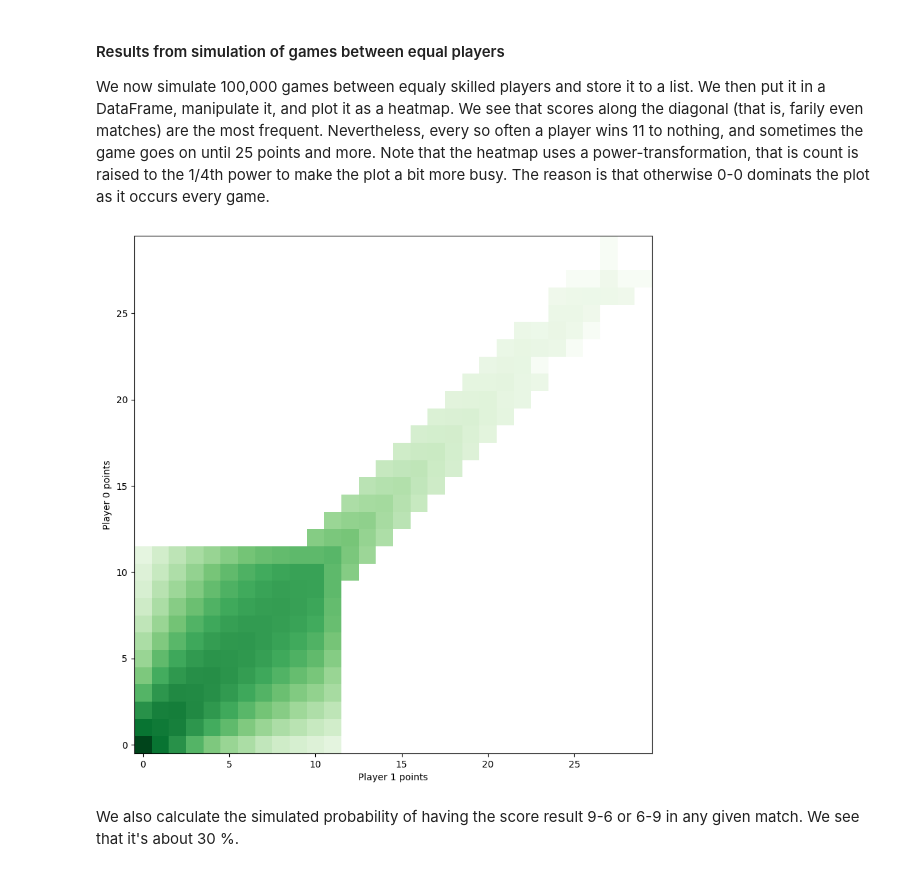
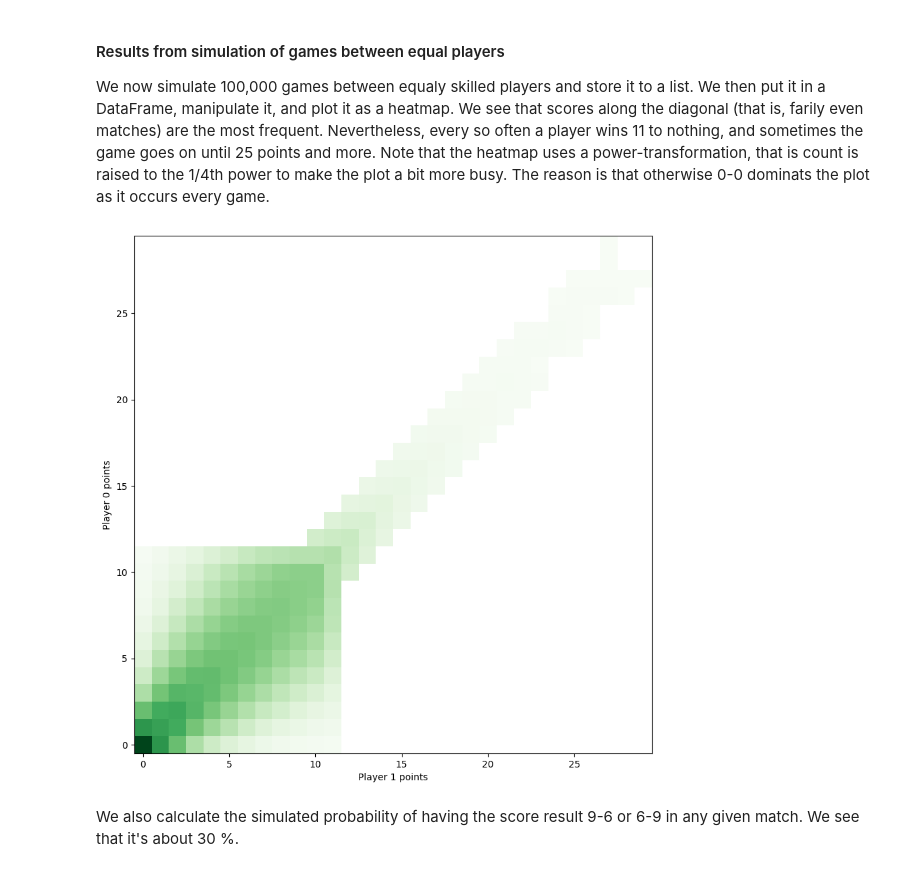
Before and after one commit to magnushelliesen/ping-pong-result-simulator, a Jupyter notebook: ping-pong-result-simulator.ipynb, the cells around one changed output. Cells and saved outputs as stored; diff of their text form; code cells hidden in the pictures.

Commit message:
New graph

```diff
--- a/ping-pong-result-simulator.ipynb
+++ b/ping-pong-result-simulator.ipynb
@@ -124,24 +123,24 @@ We now simulate 100,000 games between equaly skilled players and store it to a l
 # %%
 simulation_of_games = game_simulator(1, 2, 100000, 1234)
 
 df = pd.DataFrame(simulation_of_games, columns=['player0_points', 'player1_points'])
 
 df_to_plot = (
     pd.DataFrame(simulation_of_games, columns=['player0_points', 'player1_points'])
     .assign(**{'': 1})
     .groupby(['player0_points', 'player1_points'])
     .count()
     .reset_index()
     .pivot_table(index=['player0_points'], columns=['player1_points'])
 )
 
 plt.figure(figsize=(10, 10))
-plt.imshow(df_to_plot, origin='lower', cmap ="Greens", norm=PowerNorm(0.25))
+plt.imshow(df_to_plot, origin='lower', cmap ="Greens", norm=PowerNorm(0.5))
 plt.ylabel('Player 0 points')
 plt.xlabel('Player 1 points')
 plt.show()
 # %% [output]
-[figure, old version]
+[figure, new version]
 # %% [markdown]
 We also calculate the simulated probability of having the score result 9-6 or 6-9 in any given match. We see that it's about 30 %.
 # %%
```
Also changed, not shown: parts of 4 cells of this notebook.
